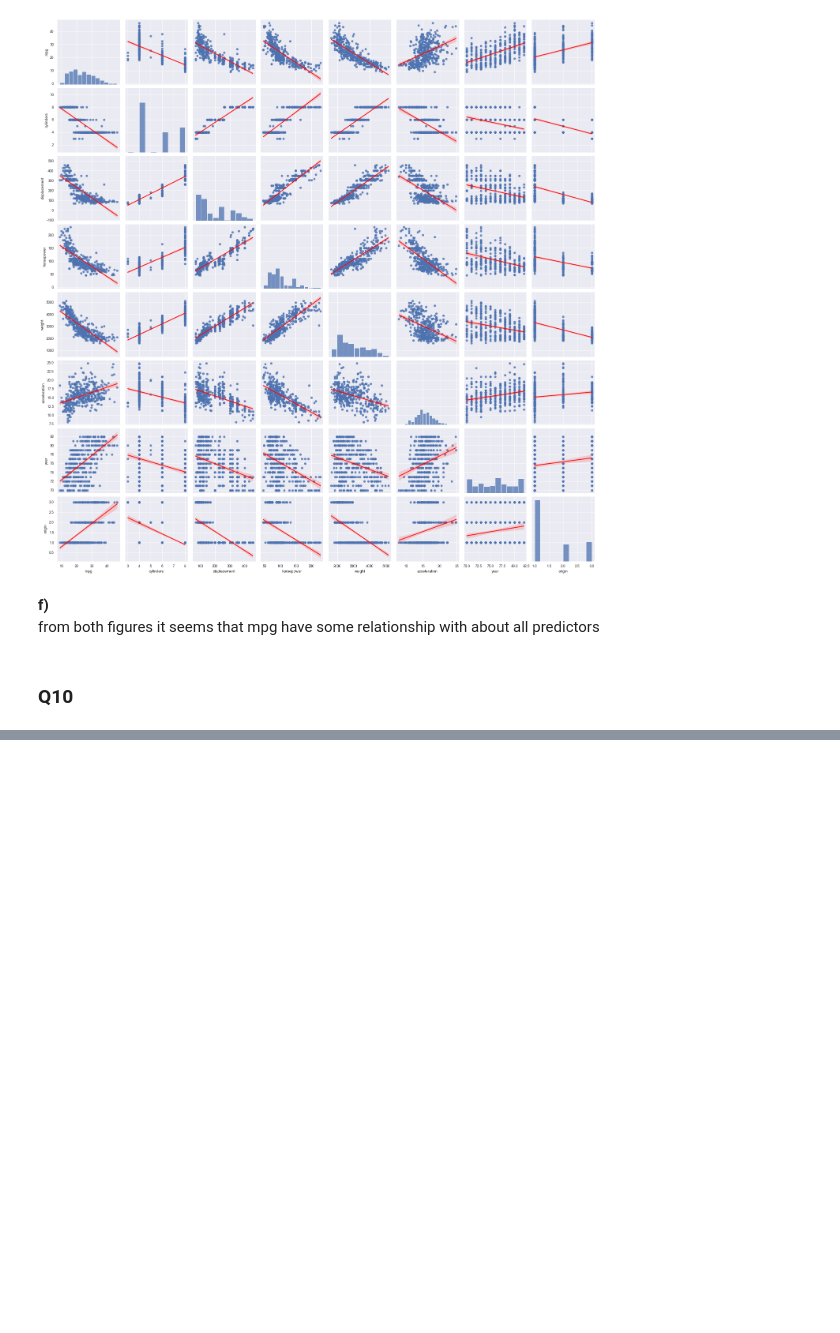
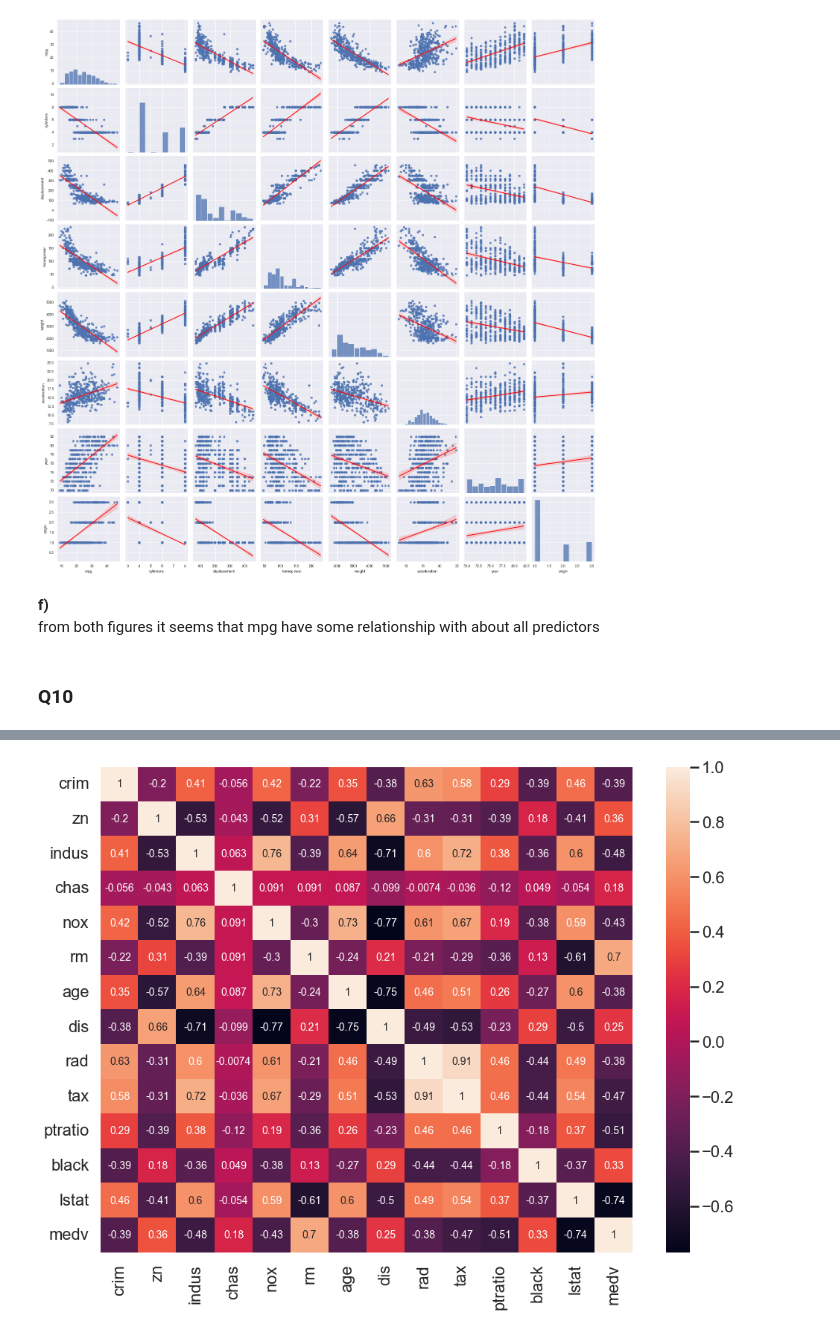
Before and after one commit to skacem/An-Introduction-to-Statistical-Learning, a Jupyter notebook: Chapter_1_and_2/Exercies.ipynb, the cells around one changed output, grey strips where cells are left out. Cells and saved outputs as stored; diff of their text form; code cells hidden in the pictures; blank space fills up the shorter version.

```diff
--- a/Chapter_1_and_2/Exercies.ipynb
+++ b/Chapter_1_and_2/Exercies.ipynb
@@ -366,3 +366,6 @@ g.tight_layout()
 from both figures it seems that mpg have some relationship with about all predictors
 # %% [markdown]
 ### Q10
+# %%
+boston = pd.read_csv('../data/boston.csv')
+boston.sample(5)
@@ -368,0 +399,6 @@ from both figures it seems that mpg have some relationship with about all predic
+# %%
+plt.rcParams["figure.figsize"] = 16,12
+sns.set(context='poster')
+g = sns.heatmap(boston.corr(), annot=True, annot_kws={'fontsize':'14'})
+# %% [output]
+[figure, added]
```
Also changed, not shown: parts of 3 cells of this notebook.
